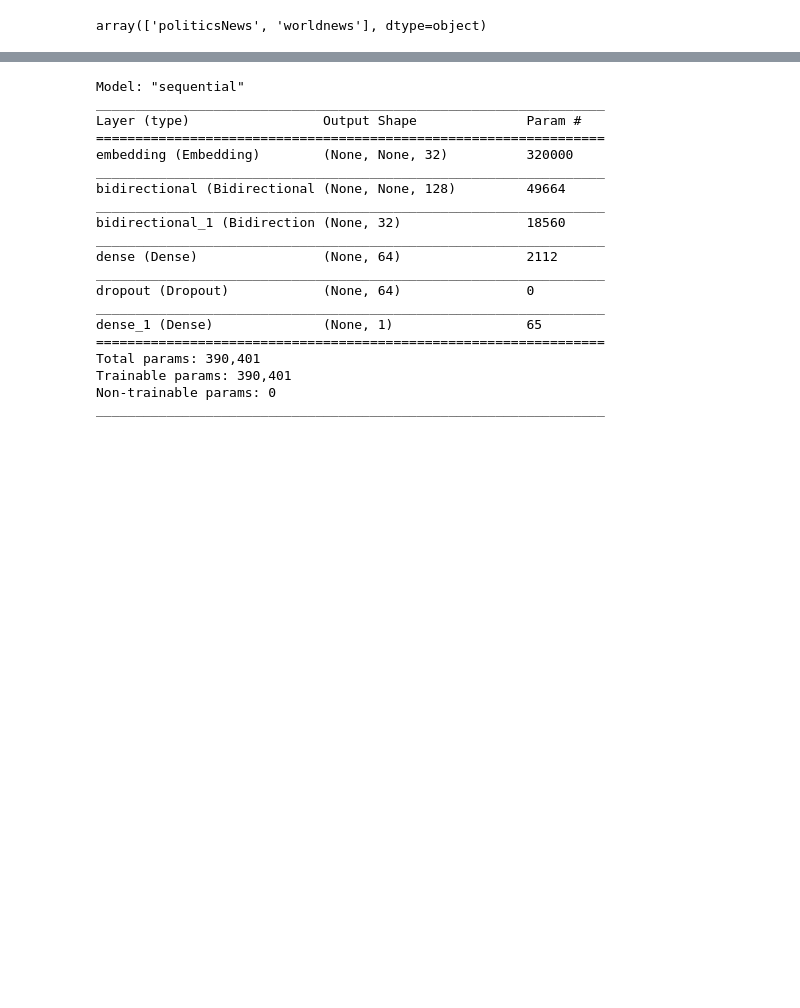
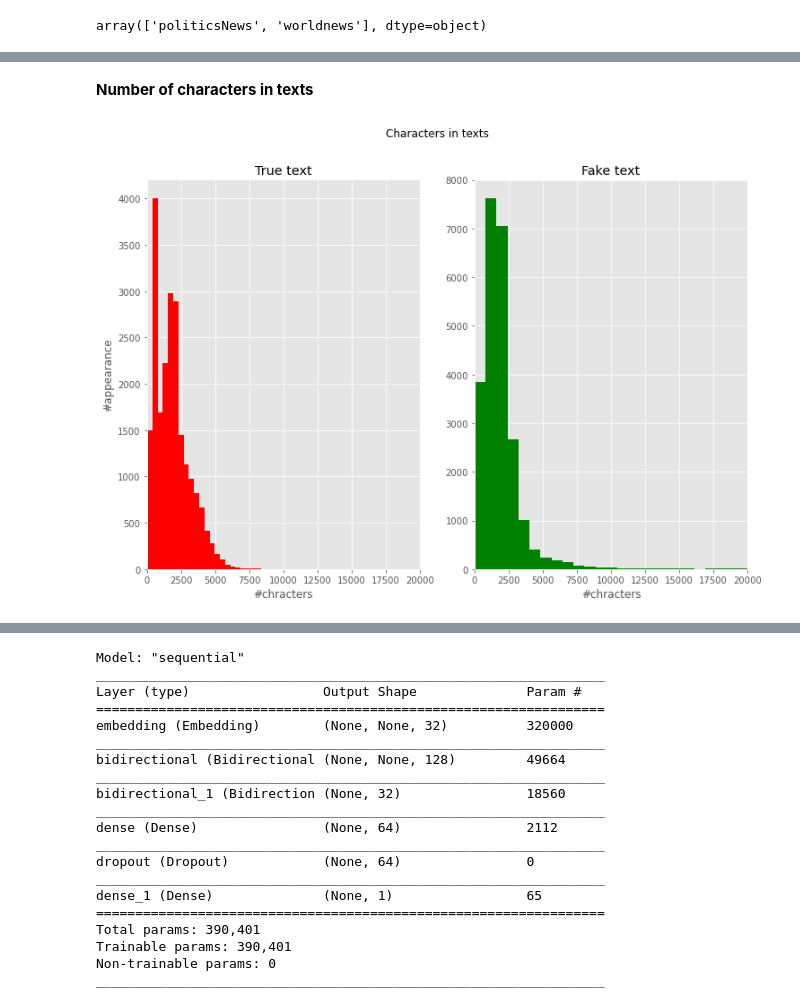
Before and after one commit to Zeid-Al-idani/FakeNewsProject, a Jupyter notebook: FakeNewsTextClassification.ipynb, the cells around one changed output, grey strips where cells are left out. Saved outputs shown, nothing was run; the diff lists cells and outputs as text; code cells hidden in the pictures; blank space fills up the shorter version.

```diff
--- a/FakeNewsTextClassification.ipynb
+++ b/FakeNewsTextClassification.ipynb
@@ -91,0 +158,19 @@ news_df.drop('title', axis=1, inplace=True)
+# %% [markdown]
+**Number of characters in texts**
+# %%
+fig,(ax1,ax2)=plt.subplots(1,2,figsize=(12,8))
+text_len=news_df[news_df['class']==1]['text'].str.len()
+ax1.hist(text_len,50,color='red')
+ax1.set_title('True text')
+ax1.set_xlabel('#chracters')
+ax1.set_xlim(0, 20000) #cut extreme long
+ax1.set_ylabel('#appearance')
+text_len=news_df[news_df['class']==0]['text'].str.len()
+ax2.hist(text_len,50,color='green')
+ax2.set_title('Fake text')
+ax2.set_xlabel('#chracters')
+ax2.set_xlim(0, 20000)
+fig.suptitle('Characters in texts')
+plt.show()
+# %% [output]
+[figure, added]
```
Also changed, not shown: parts of 45 cells of this notebook, 2 other files.
